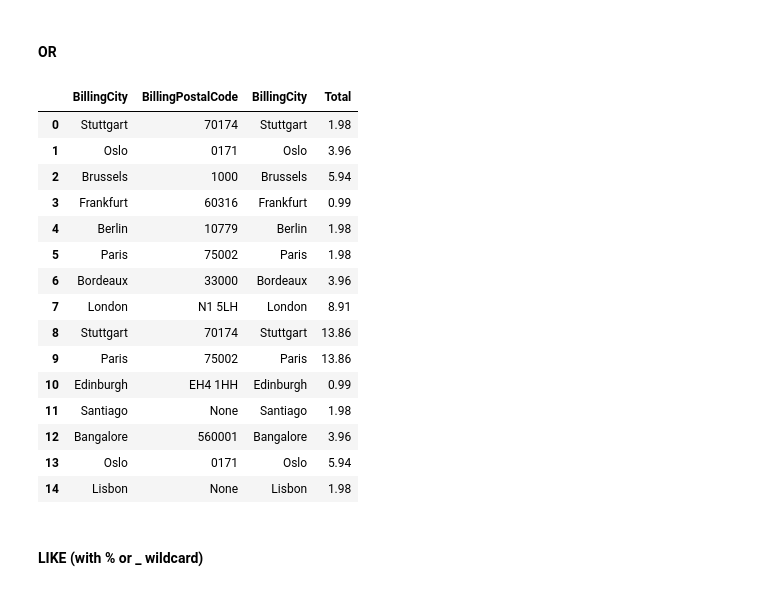
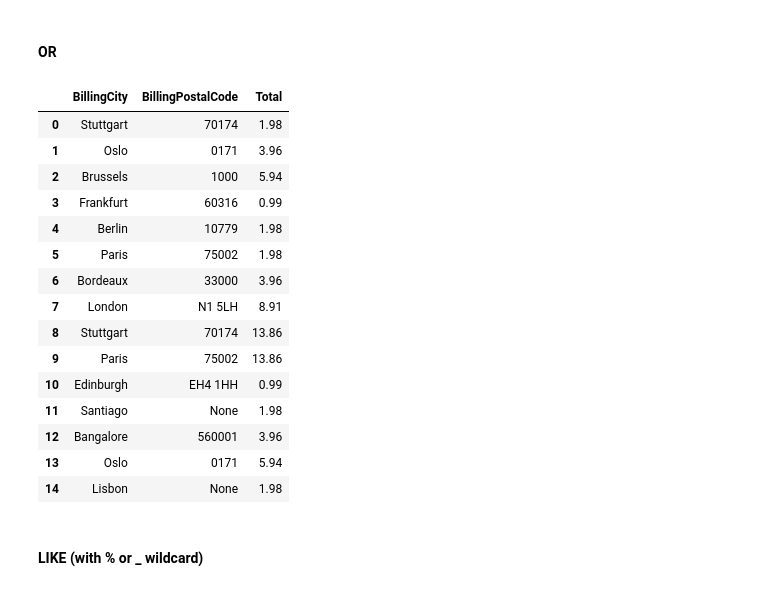
Before and after one commit to cyeef/Data-Science-Portfolio-C21-, a Jupyter notebook: Projects/Project-3/SQL.1-Chinook.project.template.ipynb, the cells around one changed output. Saved outputs shown, nothing was run; the diff lists cells and outputs as text; code cells hidden in the pictures.

```diff
--- a/Projects/Project-3/SQL.1-Chinook.project.template.ipynb
+++ b/Projects/Project-3/SQL.1-Chinook.project.template.ipynb
@@ -170,7 +195,7 @@ query = """
 
   FROM invoices
 
-  WHERE  Invoicedate LIKE '2009%'
+  WHERE  Invoicedate LIKE '2010%'
 
   LIMIT 10;
 
@@ -197,7 +224,7 @@ query = """
 
   FROM invoices
 
-  WHERE  strftime('%Y', Invoicedate) = "2009"
+  WHERE  strftime('%Y', Invoicedate) = "2013"
 
   LIMIT 15;
 
@@ -227,13 +256,13 @@ df
 # %%
 query = """
 
-  SELECT BillingCity, BillingPostalCode, BillingCity, TOTAL
+  SELECT BillingCity, CustomerId, TOTAL
 
   FROM invoices
 
   WHERE  BillingCity = 'Stuttgart'
-   AND BillingPostalCode = '70174'
-   AND  BillingState IS NULL
+
+    AND CustomerId Between 20 AND 37
 
   LIMIT 15;
 
@@ -252,0 +277,17 @@ df
+# %%
+query = """
+
+  SELECT BillingCity, CustomerId, TOTAL
+
+  FROM invoices
+
+  WHERE CustomerId Between 4 AND 100
+
+  AND TOTAL > 2.00
+
+  LIMIT 25;
+
+"""
+with closing(db.connect("chinook.db")) as db_con:
+    df = pd.read_sql_query(query, db_con)
+df
@@ -255,36 +314,36 @@ df
 # %%
 query = """
 
-  SELECT BillingCity, BillingPostalCode, BillingCity, TOTAL
+  SELECT BillingCity, BillingPostalCode,  TOTAL
 
   FROM invoices
 
   WHERE  BillingCity = 'Stuttgart' OR 'Frankfurt'
    AND BillingPostalCode = '70174'
     OR BillingState IS NULL
 
   LIMIT 15;
 
 """
 with closing(db.connect("chinook.db")) as db_con:
     df = pd.read_sql_query(query, db_con)
 df
 # %% [output]
-|  | BillingCity | BillingPostalCode | BillingCity | Total |
-| 0 | Stuttgart | 70174 | Stuttgart | 1.98 |
-| 1 | Oslo | 0171 | Oslo | 3.96 |
-| 2 | Brussels | 1000 | Brussels | 5.94 |
-| 3 | Frankfurt | 60316 | Frankfurt | 0.99 |
-| 4 | Berlin | 10779 | Berlin | 1.98 |
-| 5 | Paris | 75002 | Paris | 1.98 |
-| 6 | Bordeaux | 33000 | Bordeaux | 3.96 |
-| 7 | London | N1 5LH | London | 8.91 |
-| 8 | Stuttgart | 70174 | Stuttgart | 13.86 |
-| 9 | Paris | 75002 | Paris | 13.86 |
-| 10 | Edinburgh | EH4 1HH | Edinburgh | 0.99 |
-| 11 | Santiago | None | Santiago | 1.98 |
-| 12 | Bangalore | 560001 | Bangalore | 3.96 |
-| 13 | Oslo | 0171 | Oslo | 5.94 |
-| 14 | Lisbon | None | Lisbon | 1.98 |
+|  | BillingCity | BillingPostalCode | Total |
+| 0 | Stuttgart | 70174 | 1.98 |
+| 1 | Oslo | 0171 | 3.96 |
+| 2 | Brussels | 1000 | 5.94 |
+| 3 | Frankfurt | 60316 | 0.99 |
+| 4 | Berlin | 10779 | 1.98 |
+| 5 | Paris | 75002 | 1.98 |
+| 6 | Bordeaux | 33000 | 3.96 |
+| 7 | London | N1 5LH | 8.91 |
+| 8 | Stuttgart | 70174 | 13.86 |
+| 9 | Paris | 75002 | 13.86 |
+| 10 | Edinburgh | EH4 1HH | 0.99 |
+| 11 | Santiago | None | 1.98 |
+| 12 | Bangalore | 560001 | 3.96 |
+| 13 | Oslo | 0171 | 5.94 |
+| 14 | Lisbon | None | 1.98 |
 # %% [markdown]
 #### LIKE (with % or _ wildcard)
```
Also changed, not shown: parts of 14 cells of this notebook.
